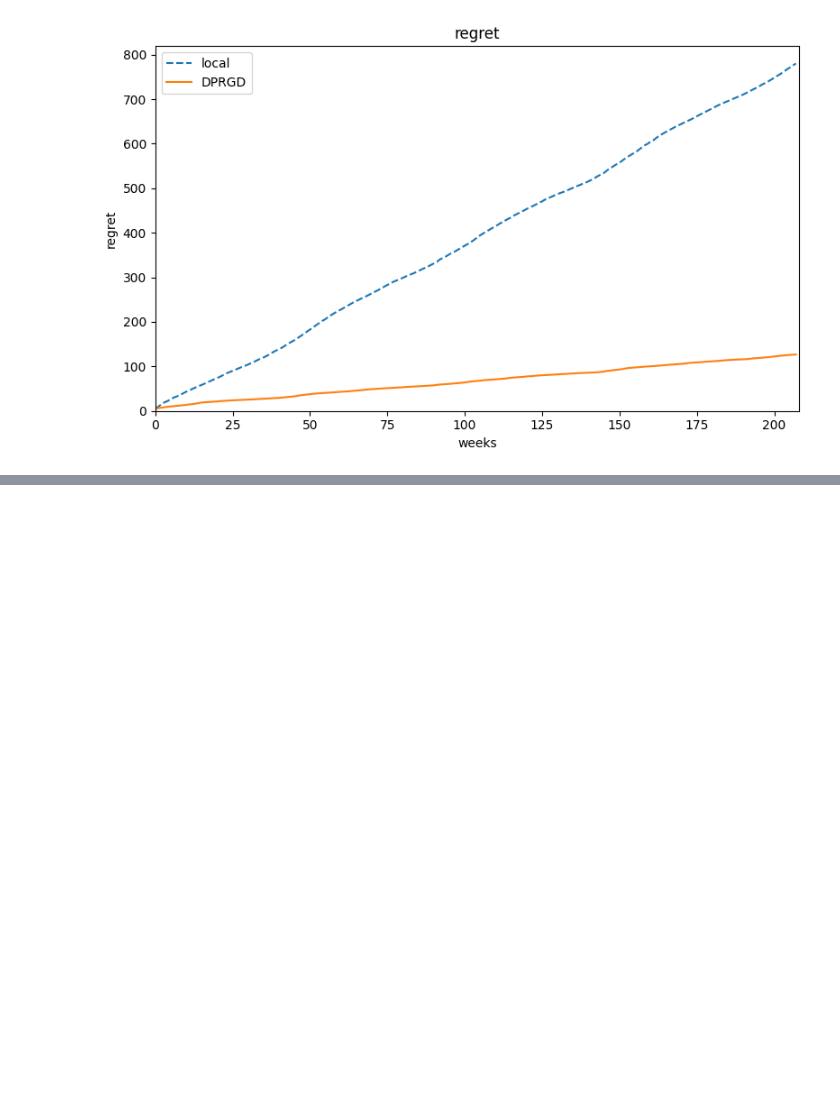
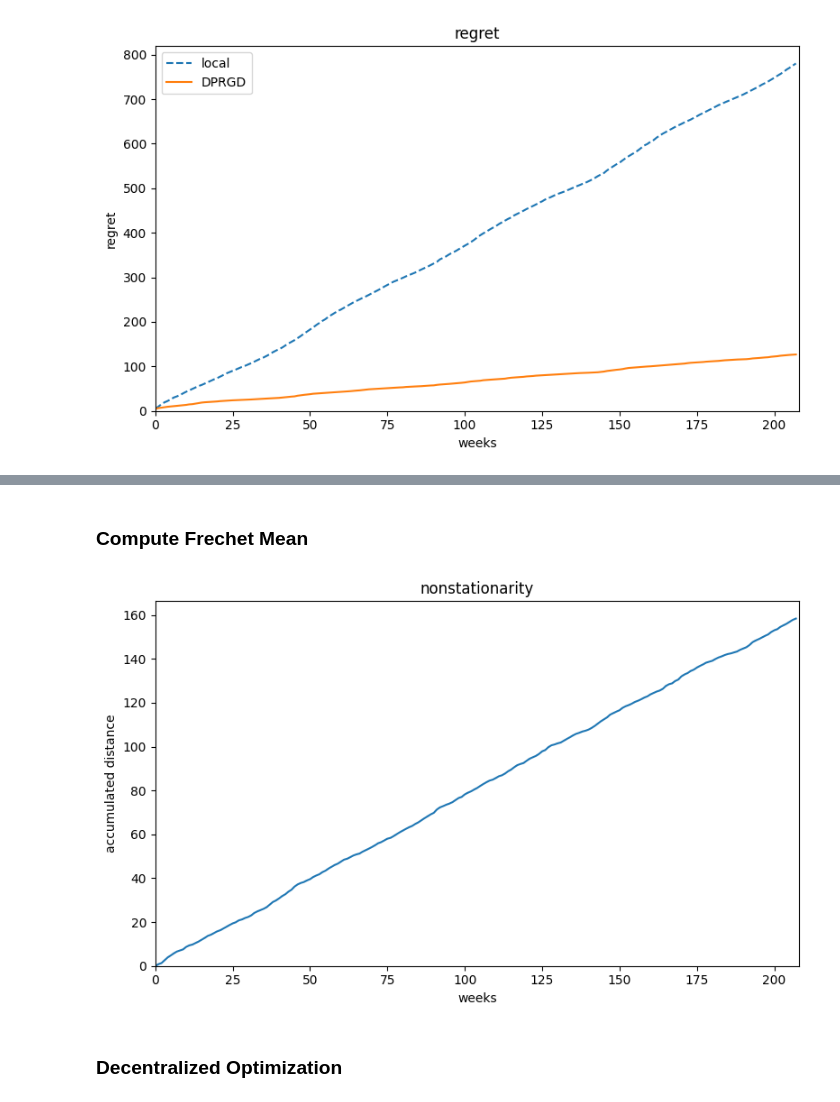
Before and after one commit to HengchaoChen/DPRGD, a Jupyter notebook: data.ipynb, the cells around one changed output, grey strips where cells are left out. Cells and saved outputs as stored; diff of their text form; code cells hidden in the pictures; blank space fills up the shorter version.

Commit message:
data

```diff
--- a/data.ipynb
+++ b/data.ipynb
@@ -29,5 +33,5 @@ warnings.filterwarnings("ignore")
 # %%
-files = glob.glob("data/processed/*.csv")
+files = glob.glob("data/processed/*_corr.csv")
 arr = []
 for file in files:
     df = pd.read_csv(file, index_col = [0, 1])
@@ -38,5 +42,7 @@ data = np.transpose(data, (1, 0, 2, 3))
 
 T = data.shape[0]
 n = data.shape[1]
+
+folder = "data/cache/corr" # cache folder
 # %%
 # load cache data without running the code again
@@ -163,0 +200,10 @@ plt.show()
+# %% [markdown]
+### Compute Frechet Mean
+# %%
+# compute the frechet means for each of the 208 weeks
+means = np.zeros((T, 5, 5))
+for t in tqdm(range(T)):
+    means[t] = spd.frechet_mean(data[t])
+
+# save means to data/cache
+#np.save(folder + "/means.npy", means)
@@ -163,0 +213,12 @@ plt.show()
+# %%
+loss_comparison = np.zeros(T)
+for t in range(T):
+    loss_comparison[t] = np.mean(spd.dist(means[t], data[t]) ** 2) + (t > 0) * loss_comparison[t - 1]
+
+diff_comparison = np.zeros(T)
+for t in range(T):
+    diff_comparison[t] = loss_comparison[t] - (t > 0) * loss_comparison[t - 1]
+
+# save data
+#np.save(folder + "/loss_comparison.npy", loss_comparison)
+#np.save(folder + "/diff_comparison.npy", diff_comparison)
@@ -163,0 +228,19 @@ plt.show()
+# %%
+dist = np.zeros(T)
+for t in range(1, T):
+    dist[t] = np.mean(spd.dist(means[t], means[t-1])) + (t > 0) * dist[t - 1]
+
+fig = plt.figure(figsize = (8, 5))
+plt.plot(dist)
+plt.title("nonstationarity")
+plt.ylabel("accumulated distance")
+plt.xlabel("weeks")
+plt.xlim(0, T)
+plt.ylim(0, None)
+plt.tight_layout()
+plt.savefig("figure/cov_nonstationarity.png")
+plt.show()
+# %% [output]
+[figure, added]
+# %% [markdown]
+### Decentralized Optimization
```
Also changed, not shown: parts of 22 cells of this notebook, 5 other files.
